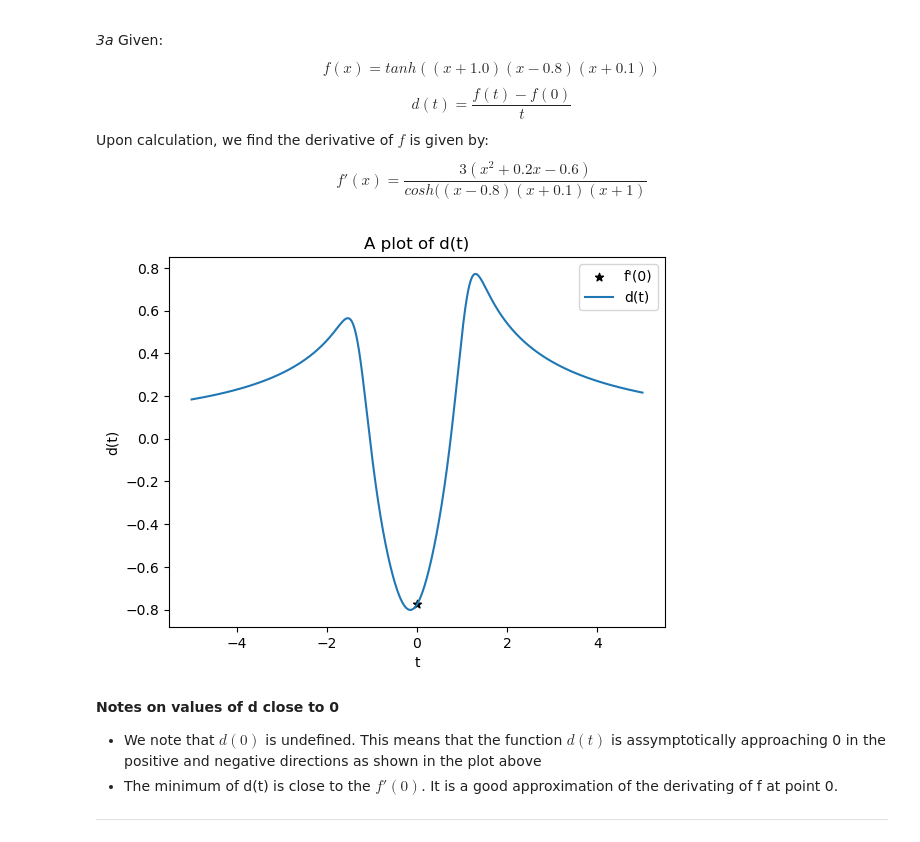
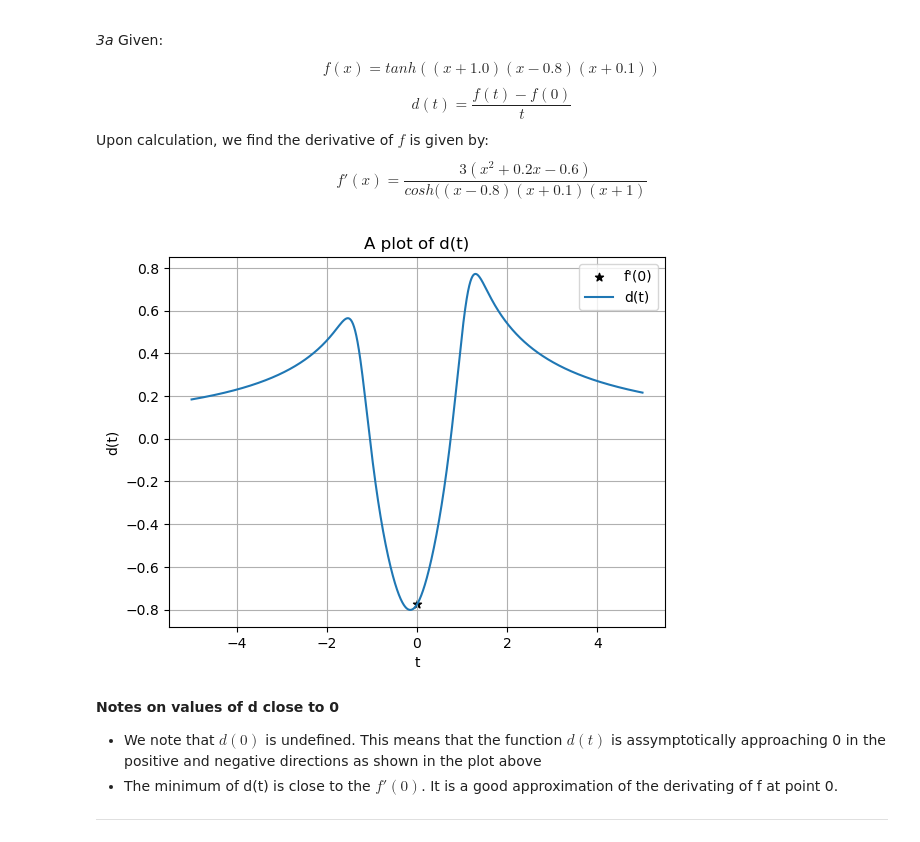
Before and after one commit to Blaise143/Applied-Optimization, a Jupyter notebook: exercise_2.ipynb, the cells around one changed output. Drawn from its saved outputs; the diff is of its cells as text; code cells hidden in the pictures.

```diff
--- a/exercise_2.ipynb
+++ b/exercise_2.ipynb
@@ -122,13 +124,14 @@ f_dash_0 = f_dash_x(0)
 # %%
 plt.scatter(0, f_dash_0, marker="*", color = "black", label = "f'(0)")
 plt.plot(t, d_t, label = "d(t)")
 plt.xlabel("t")
 plt.ylabel("d(t)")
 plt.title("A plot of d(t)")
 plt.legend()
+plt.grid()
 plt.show()
 # %% [output]
-[figure, old version]
+[figure, new version]
 # %% [markdown]
 **Notes on values of d close to 0**
 - We note that $d(0)$ is undefined. This means that the function $d(t)$ is assymptotically approaching 0 in the positive and negative directions as shown in the plot above
```
Also changed, not shown: parts of 6 cells of this notebook, 1 other file.
